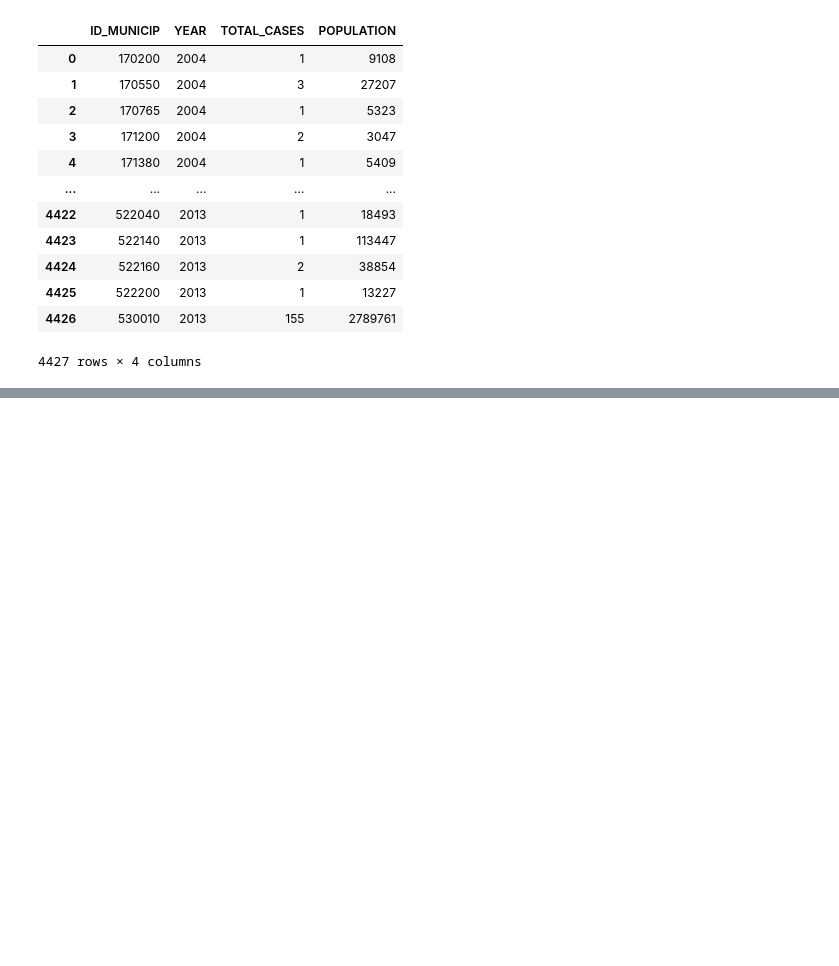
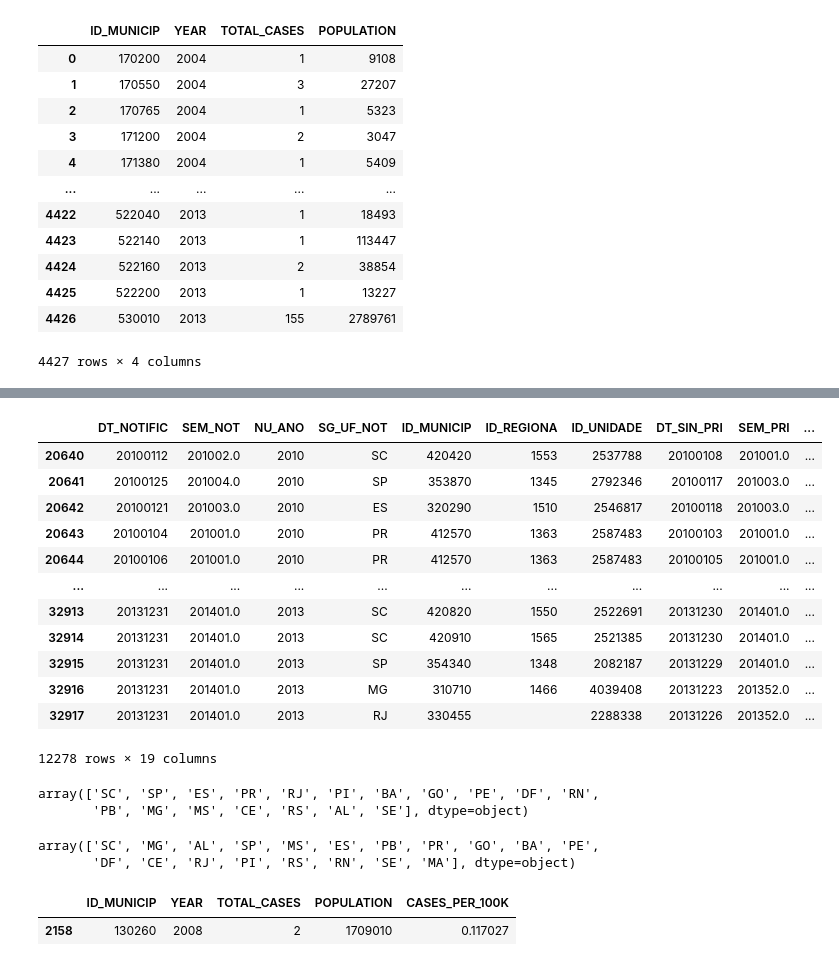
Before and after one commit to RaphaLevy/Study_on_Malaria_dynamics, a Jupyter notebook: pysus_data/Parquet_to_CSV.ipynb, the cells around one changed output, grey strips where cells are left out. Saved outputs shown, nothing was run; the diff lists cells and outputs as text; code cells hidden in the pictures; blank space fills up the shorter version.

```diff
--- a/pysus_data/Parquet_to_CSV.ipynb
+++ b/pysus_data/Parquet_to_CSV.ipynb
@@ -627,0 +655,34 @@ mean_incidence_df
+# %%
+corrected_ufs_df[corrected_ufs_df.get('NU_ANO') > 2009]
+# %% [output]
+|  | DT_NOTIFIC | SEM_NOT | NU_ANO | SG_UF_NOT | ID_MUNICIP | ID_REGIONA | ID_UNIDADE | DT_SIN_PRI | SEM_PRI | ... |
+| 20640 | 20100112 | 201002.0 | 2010 | SC | 420420 | 1553 | 2537788 | 20100108 | 201001.0 | ... |
+| 20641 | 20100125 | 201004.0 | 2010 | SP | 353870 | 1345 | 2792346 | 20100117 | 201003.0 | ... |
+| 20642 | 20100121 | 201003.0 | 2010 | ES | 320290 | 1510 | 2546817 | 20100118 | 201003.0 | ... |
+| 20643 | 20100104 | 201001.0 | 2010 | PR | 412570 | 1363 | 2587483 | 20100103 | 201001.0 | ... |
+| 20644 | 20100106 | 201001.0 | 2010 | PR | 412570 | 1363 | 2587483 | 20100105 | 201001.0 | ... |
+| ... | ... | ... | ... | ... | ... | ... | ... | ... | ... | ... |
+| 32913 | 20131231 | 201401.0 | 2013 | SC | 420820 | 1550 | 2522691 | 20131230 | 201401.0 | ... |
+| 32914 | 20131231 | 201401.0 | 2013 | SC | 420910 | 1565 | 2521385 | 20131230 | 201401.0 | ... |
+| 32915 | 20131231 | 201401.0 | 2013 | SP | 354340 | 1348 | 2082187 | 20131229 | 201401.0 | ... |
+| 32916 | 20131231 | 201401.0 | 2013 | MG | 310710 | 1466 | 4039408 | 20131223 | 201352.0 | ... |
+| 32917 | 20131231 | 201401.0 | 2013 | RJ | 330455 |  | 2288338 | 20131226 | 201352.0 | ... |
+12278 rows × 19 columns
+# %%
+unique_states = corrected_ufs_df[corrected_ufs_df.get('NU_ANO') > 2009]['SG_UF_NOT'].unique()
+unique_states
+# %% [output]
+array(['SC', 'SP', 'ES', 'PR', 'RJ', 'PI', 'BA', 'GO', 'PE', 'DF', 'RN',
+       'PB', 'MG', 'MS', 'CE', 'RS', 'AL', 'SE'], dtype=object)
+# %%
+unique_states = corrected_ufs_df[corrected_ufs_df.get('NU_ANO') > 2008]['SG_UF_NOT'].unique()
+unique_states
+# %% [output]
+array(['SC', 'MG', 'AL', 'SP', 'MS', 'ES', 'PB', 'PR', 'GO', 'BA', 'PE',
+       'DF', 'CE', 'RJ', 'PI', 'RS', 'RN', 'SE', 'MA'], dtype=object)
+# %%
+annual_incidence_manaus_df = annual_incidence_df[annual_incidence_df.get('ID_MUNICIP')=='130260']
+annual_incidence_manaus_df
+# %% [output]
+|  | ID_MUNICIP | YEAR | TOTAL_CASES | POPULATION | CASES_PER_100K |
+| 2158 | 130260 | 2008 | 2 | 1709010 | 0.117027 |
```
Also changed, not shown: parts of 29 cells of this notebook.
